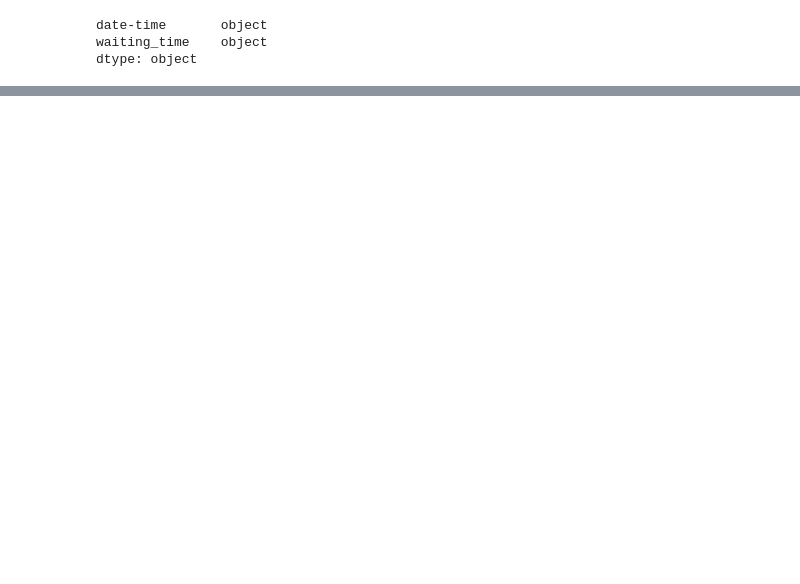
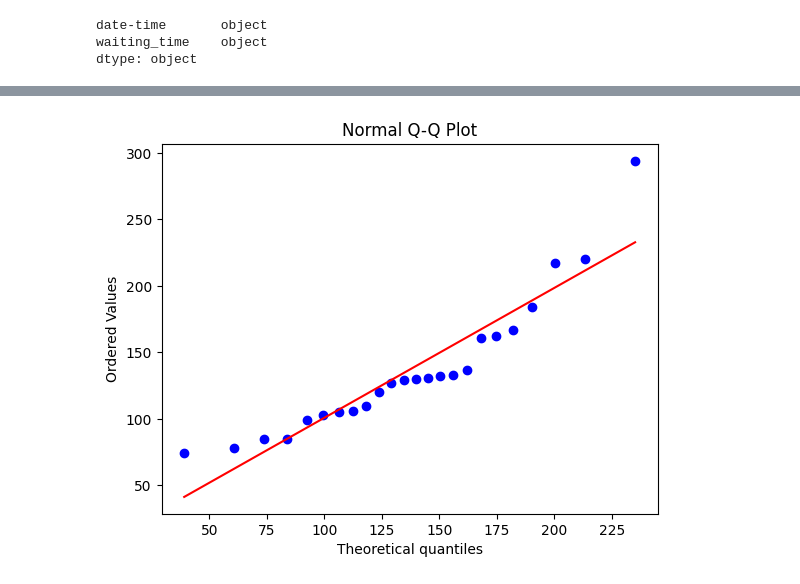
Before and after one commit to danicychao/Luta_waiting_time_hypothesis, a Jupyter notebook: luta_waiting_time_statistical_analysis.ipynb, the cells around one changed output, grey strips where cells are left out. Saved outputs shown, nothing was run; the diff lists cells and outputs as text; code cells hidden in the pictures; blank space fills up the shorter version.

```diff
--- a/luta_waiting_time_statistical_analysis.ipynb
+++ b/luta_waiting_time_statistical_analysis.ipynb
@@ -102,4 +115,0 @@ from scipy.stats import ttest_1samp
-# %%
-sample_mean = data['waiting_total_seconds'].describe()['mean']
-sample_sigma = data['waiting_total_seconds'].describe()['std']
-sample_sem = sample_sigma/(len(data['waiting_total_seconds']))**0.5
@@ -220,0 +133,7 @@ Based on the p-values, we conclude as following:
+# %%
+# Normal distribution
+stats.probplot(current_waiting_seconds, dist="norm", sparams=(sample_mean, np.sqrt(sample_var)), plot=plt)
+plt.title("Normal Q-Q Plot")
+plt.show()
+# %% [output]
+[figure, added]
```
Also changed, not shown: parts of 100 cells of this notebook.
